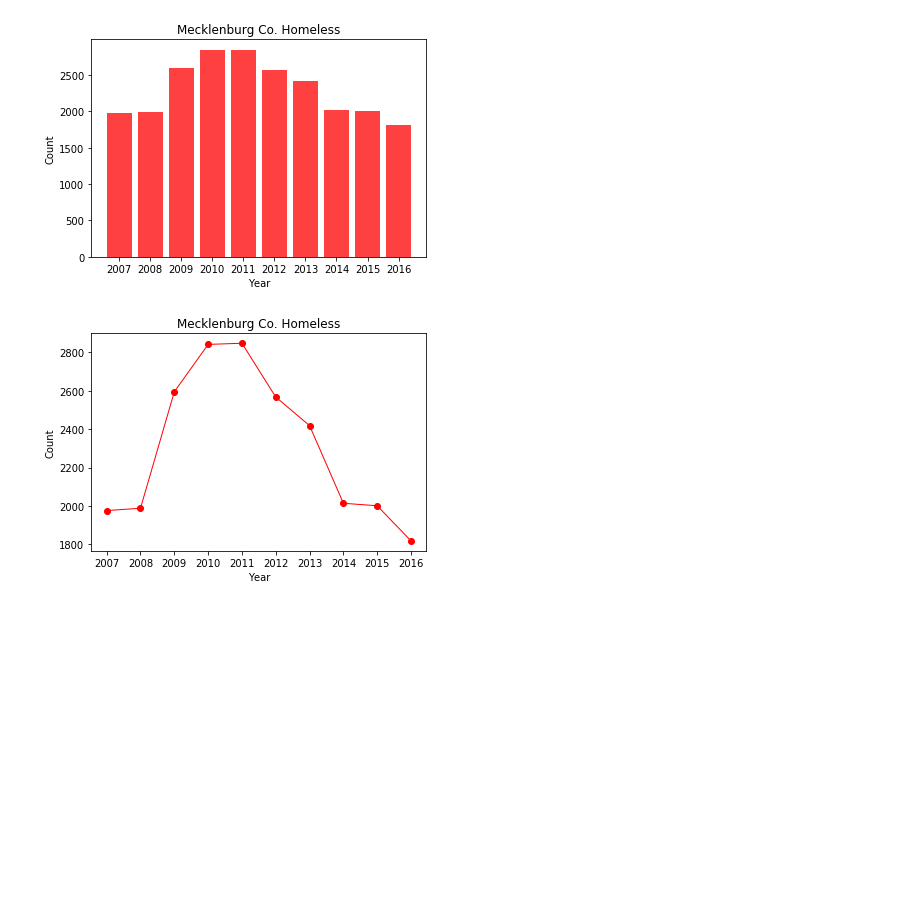
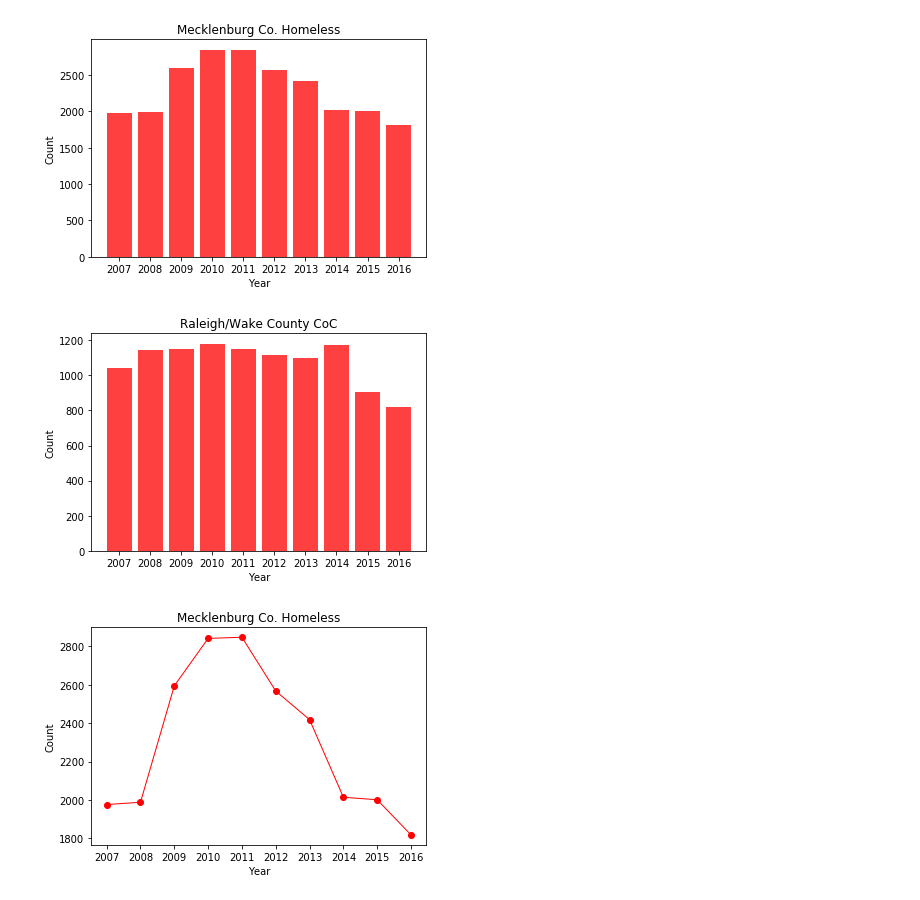
Before and after one commit to JANSSOC/Group6_Project, a Jupyter notebook: HomelessLineChartCJ.ipynb, the cells around one changed output. Drawn from its saved outputs; the diff is of its cells as text; code cells hidden in the pictures; blank space fills up the shorter version.

```diff
--- a/HomelessLineChartCJ.ipynb
+++ b/HomelessLineChartCJ.ipynb
@@ -24,0 +49,17 @@ Charlotte1.head(10)
+# %%
+Raleigh = df[df["CoC Name"] == "Raleigh/Wake County CoC"]
+Raleigh1 = Raleigh[Raleigh["Measures"] == 'Total Homeless']
+y_xs1 = Raleigh1['Count']
+x_xs1 = Raleigh1['Year']
+
+x_axis1 = []
+
+for x in x_xs1:
+    x_axis1.append(x[4:])
+
+y_axis1 = []
+for y in y_xs1:
+    y =  y.replace(',','')
+    y_axis1.append(int(y))
+
+y_axis1
@@ -50,6 +94,18 @@ plt.bar(x_axis, y_axis, facecolor="red", alpha=0.75, align="center")
 plt.show()
 # %% [output]
 [figure]
+# %%
+plt.title("Raleigh/Wake County CoC")
+plt.xlabel("Year")
+plt.ylabel("Count")
+
+
+plt.bar(x_axis1, y_axis1, facecolor="red", alpha=0.75, align="center")
+#plt.xticks(tick_locations, gyms)
+plt.savefig("Raleigh_Wake County CoC.png")
+plt.show()
+# %% [output]
+[figure, added]
 # %%
 plt.title("Mecklenburg Co. Homeless")
 plt.xlabel("Year")
```
Also changed, not shown: parts of 4 cells of this notebook, 4 other files.
